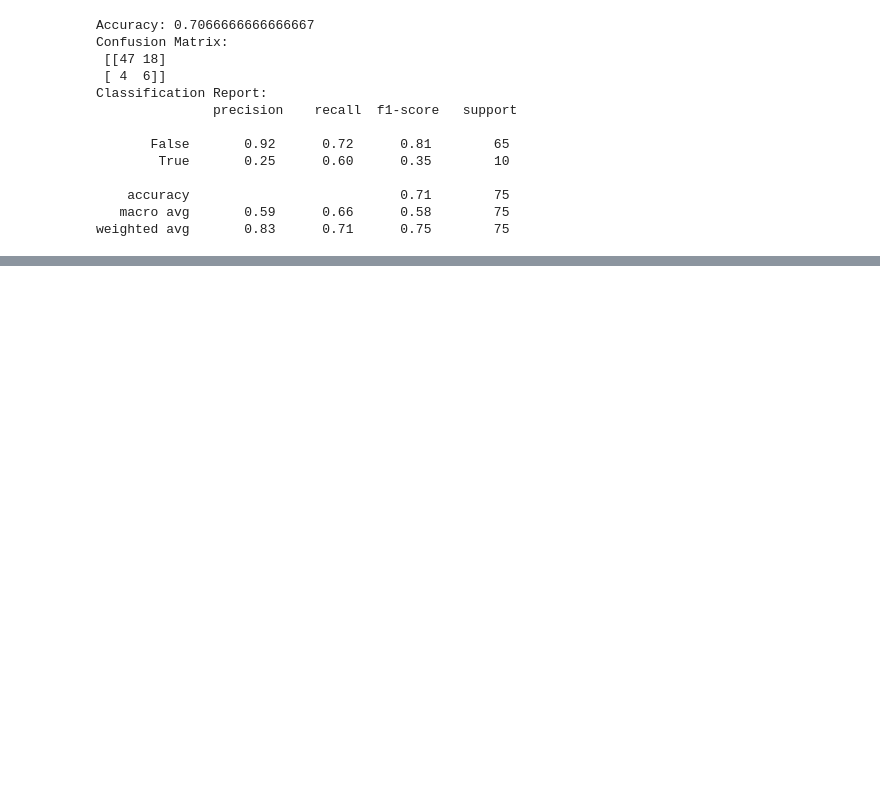
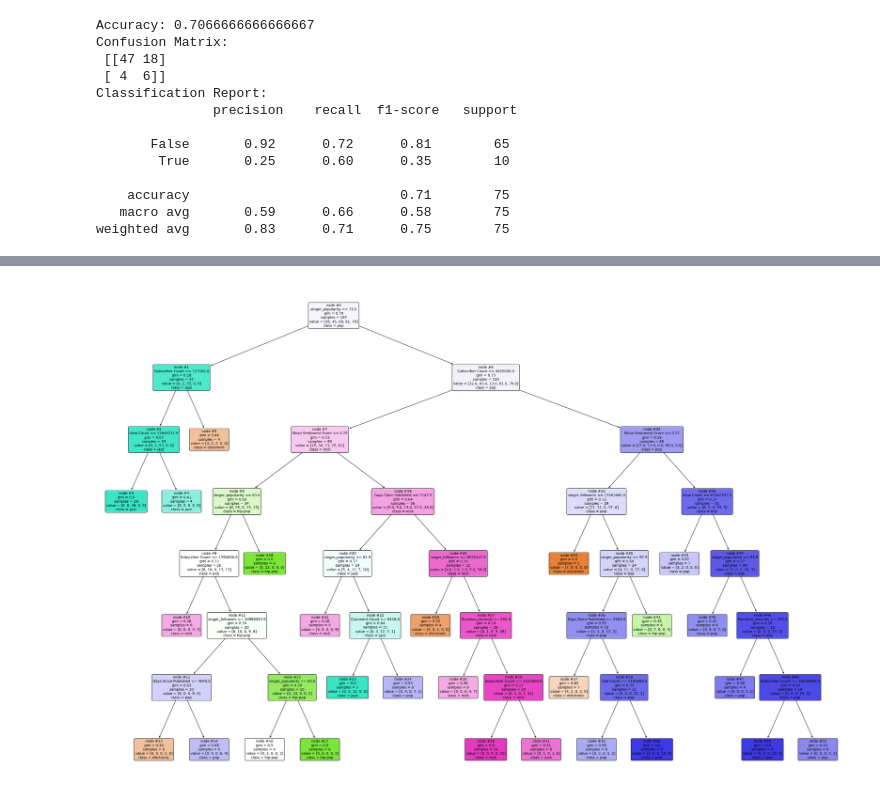
Before and after one commit to Jaycallyz/DSAN-5000-Project, a Jupyter notebook: technical-details/supervised-learning/main.ipynb, the cells around one changed output, grey strips where cells are left out. Drawn from its saved outputs; the diff is of its cells as text; code cells hidden in the pictures; blank space fills up the shorter version.

```diff
--- a/technical-details/supervised-learning/main.ipynb
+++ b/technical-details/supervised-learning/main.ipynb
@@ -374,0 +572,40 @@ weighted avg       0.83      0.71      0.75        75
+# %%
+import matplotlib.pyplot as plt
+from sklearn import tree
+import matplotlib
+
+# Assuming 'model' is your trained RandomForestClassifier and you are visualizing its first tree
+first_tree = model.estimators_[0]
+
+# Set the size of the plot and DPI for higher resolution
+plt.figure(figsize=(30, 20), dpi=100)  # You can adjust this as needed
+
+# Plot the first tree with custom font size and node size
+decision_tree_plot = tree.plot_tree(
+    first_tree,
+    feature_names=features,  # Make sure 'features' matches the actual features used in your model
+    class_names=model.classes_,  # Ensure the class names are correct
+    filled=True,
+    rounded=True,
+    fontsize=10,  # Adjust font size here
+    node_ids=True,
+    proportion=False,
+    precision=2
+)
+
+# Manually adjust the positions of nodes and text to prevent overlap if needed
+for o in decision_tree_plot:
+    # Each object in the list represents a node or text
+    # Example: Adjusting only nodes might look like this
+    if isinstance(o, matplotlib.text.Text):
+        pass  # you can adjust text properties here
+    elif isinstance(o, matplotlib.patches.Patch):
+        o.set_width(o.get_width() * 1.5)  # Increase the width of the node
+
+# Adjust layout to make more space available
+plt.tight_layout()
+
+# Show the plot
+plt.show()
+# %% [output]
+[figure, added]
```
Also changed, not shown: parts of 3 cells of this notebook.
